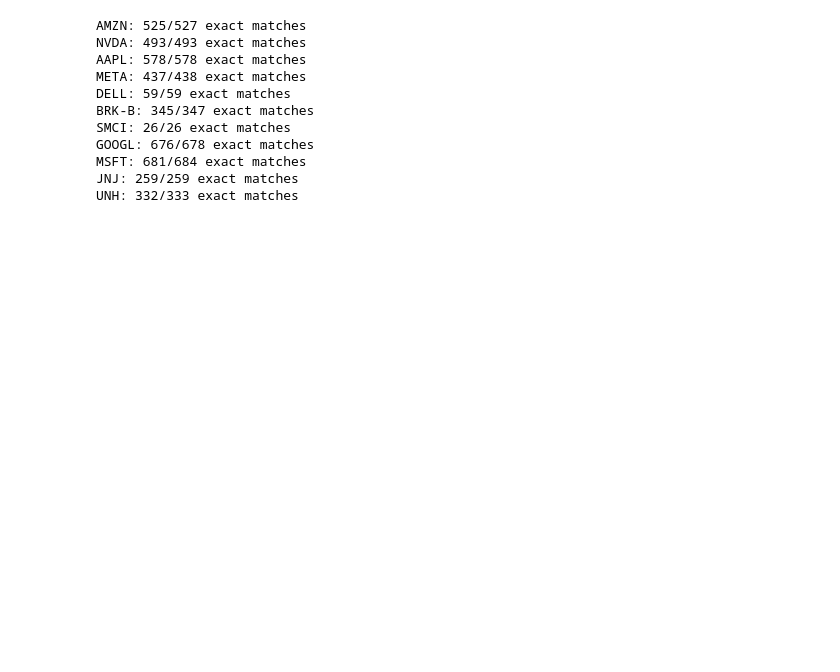
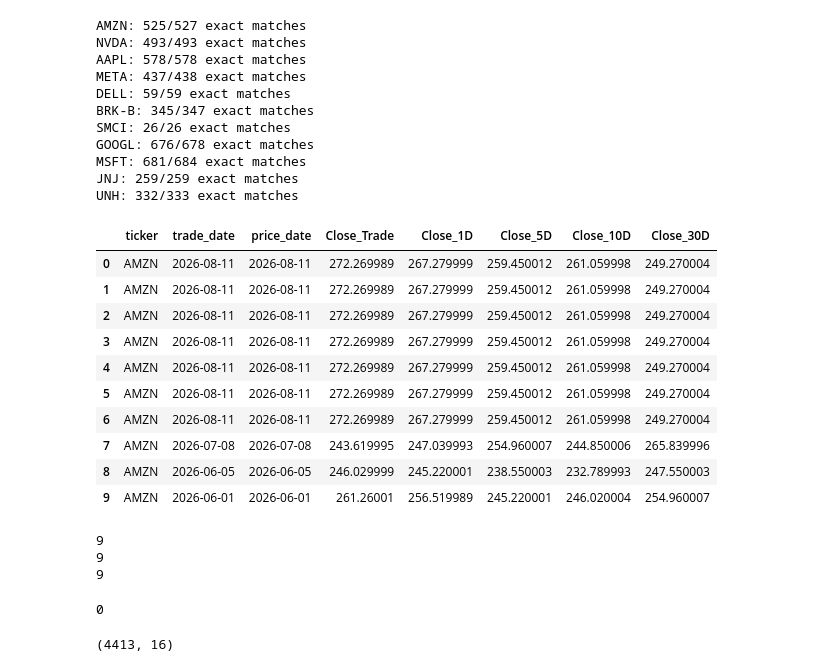
Before and after one commit to brinzeroseven/PolTrader, a Jupyter notebook: notebooks/ExploringData.ipynb, the cells around one changed output. Cells and saved outputs as stored; diff of their text form; code cells hidden in the pictures; blank space fills up the shorter version.

```diff
--- a/notebooks/ExploringData.ipynb
+++ b/notebooks/ExploringData.ipynb
@@ -121,0 +149,37 @@ UNH: 332/333 exact matches
+# %%
+prices = trades_df.apply(get_trade_prices, axis=1)
+# %%
+trades_df = pd.concat([trades_df, prices], axis=1)
+# %%
+trades_df[
+    [
+        "ticker",
+        "trade_date",
+        "price_date",
+        "Close_Trade",
+        "Close_1D",
+        "Close_5D",
+        "Close_10D",
+        "Close_30D"
+    ]
+].head(10)
+# %% [output]
+|  | ticker | trade_date | price_date | Close_Trade | Close_1D | Close_5D | Close_10D | Close_30D |
+| 0 | AMZN | 2026-08-11 | 2026-08-11 | 272.269989 | 267.279999 | 259.450012 | 261.059998 | 249.270004 |
+| 1 | AMZN | 2026-08-11 | 2026-08-11 | 272.269989 | 267.279999 | 259.450012 | 261.059998 | 249.270004 |
+| 2 | AMZN | 2026-08-11 | 2026-08-11 | 272.269989 | 267.279999 | 259.450012 | 261.059998 | 249.270004 |
+| 3 | AMZN | 2026-08-11 | 2026-08-11 | 272.269989 | 267.279999 | 259.450012 | 261.059998 | 249.270004 |
+| 4 | AMZN | 2026-08-11 | 2026-08-11 | 272.269989 | 267.279999 | 259.450012 | 261.059998 | 249.270004 |
+| 5 | AMZN | 2026-08-11 | 2026-08-11 | 272.269989 | 267.279999 | 259.450012 | 261.059998 | 249.270004 |
+| 6 | AMZN | 2026-08-11 | 2026-08-11 | 272.269989 | 267.279999 | 259.450012 | 261.059998 | 249.270004 |
+| 7 | AMZN | 2026-07-08 | 2026-07-08 | 243.619995 | 247.039993 | 254.960007 | 244.850006 | 265.839996 |
+| 8 | AMZN | 2026-06-05 | 2026-06-05 | 246.029999 | 245.220001 | 238.550003 | 232.789993 | 247.550003 |
+| 9 | AMZN | 2026-06-01 | 2026-06-01 | 261.26001 | 256.519989 | 245.220001 | 246.020004 | 254.960007 |
+# %%
+print(trades_df["Close_Trade"].isna().sum())
+print(trades_df["Close_1D"].isna().sum())
+print(trades_df["Close_30D"].isna().sum())
+# %% [output]
+9
+9
+9
@@ -121,0 +189,6 @@ UNH: 332/333 exact matches
+# %%
+print(trades_df["Close_Trade"].isna().sum())
+trades_df.shape
+# %% [output]
+0
+(4413, 16)
```
Also changed, not shown: parts of 15 cells of this notebook.
